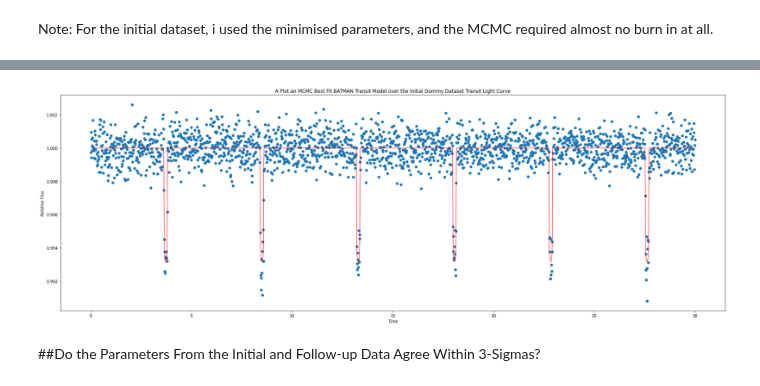
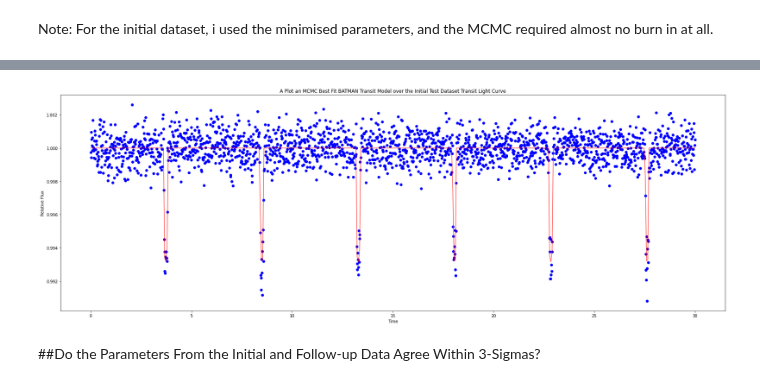
Before and after one commit to Hamza-Suleman/transiting-exoplanets, a Jupyter notebook: Dummy_Transit.ipynb, the cells around one changed output, grey strips where cells are left out. Cells and saved outputs as stored; diff of their text form; code cells hidden in the pictures.

```diff
--- a/Dummy_Transit.ipynb
+++ b/Dummy_Transit.ipynb
@@ -127,12 +122,14 @@ def transit_plot(par,t,xaxis="Time",plottype="line",colour="b",transparency=None
   params.w = par[6]                       #longitude of periastron (in degrees)
   params.u = [0.1, 0.3]                   #limb darkening coefficients [u1, u2]
   params.limb_dark = "quadratic"          #limb darkening model
-  m = batman.TransitModel(params, t)      #initializes model
+  #m = batman.TransitModel(params, t)      #initializes model
+  time_space = np.linspace(min(t),max(t),500)
+  m = batman.TransitModel(params,time_space)
   flux = m.light_curve(params)            #calculates light curve
   if plottype == "scatter":
-    plt.scatter(t,flux,color=colour,alpha=transparency)
+    plt.scatter(time_space,flux,color=colour,alpha=transparency)
   else:
-    plt.plot(t, flux,color=colour,alpha=transparency)
+    plt.plot(time_space,flux,color=colour,alpha=transparency)
   plt.xlabel(xaxis)
   plt.ylabel("Relative flux")
 # %% [markdown]
@@ -486,14 +483,14 @@ print(final_mcmc_params)
 # %%
 initial_fitted_params = [3.71764796e+00,4.78070560,7.96965210e-02,8.27088623e+00,8.71331232e+01,0,90]
 plt.figure(figsize=(30,10))
-plt.scatter(raw_time,raw_flux)
+plt.scatter(raw_time,raw_flux,color="b")
 transit_plot(initial_fitted_params,raw_time,colour="r",transparency=0.7)
 plt.xlabel("Time")
 plt.ylabel("Relative Flux")
-plt.title("A Plot an MCMC Best Fit BATMAN Transit Model over the Initial Dummy Dataset Transit Light Curve")
+plt.title("A Plot an MCMC Best Fit BATMAN Transit Model over the Initial Test Dataset Transit Light Curve")
 plt.show()
 # %% [output]
-[figure, old version]
+[figure, new version]
 # %% [markdown]
 ##Do the Parameters From the Initial and Follow-up Data Agree Within 3-Sigmas?
 # %%
```
Also changed, not shown: parts of 14 cells of this notebook.
